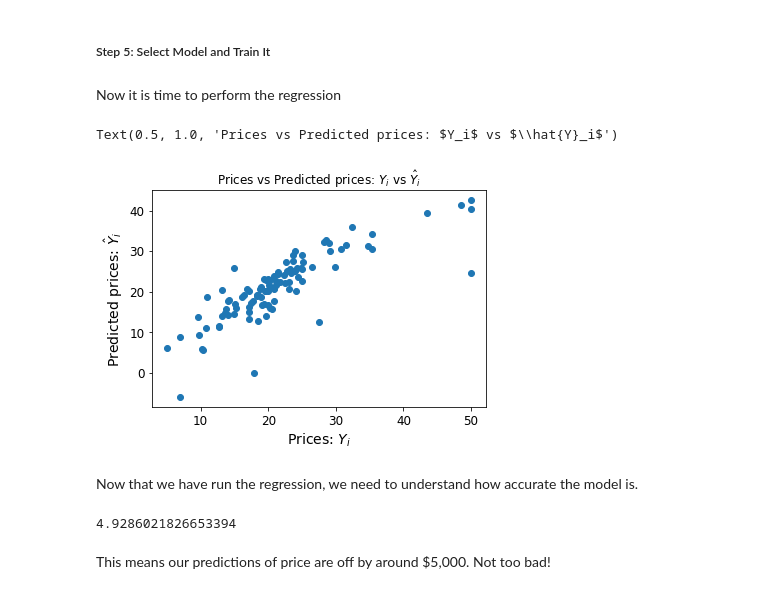
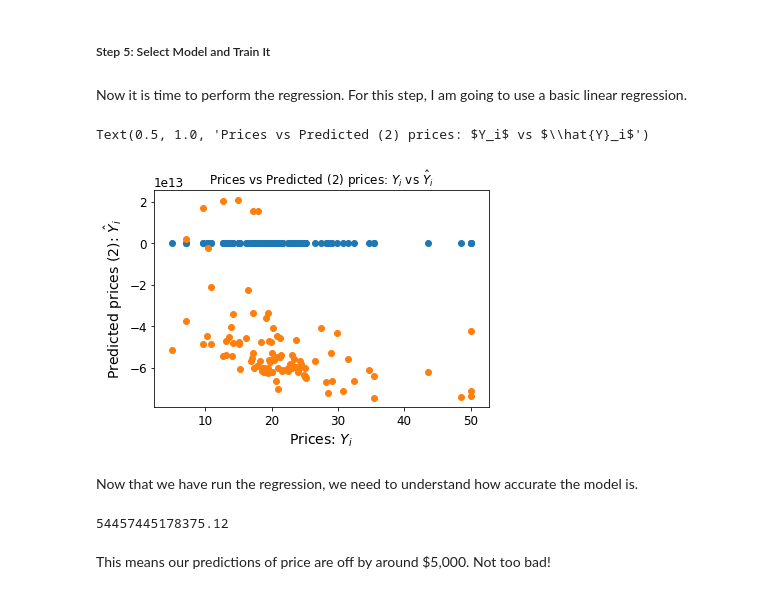
Before and after one commit to rohitmusti/ML_AR, a Jupyter notebook: PROJECT_01/project1.ipynb, the cells around one changed output. Saved outputs shown, nothing was run; the diff lists cells and outputs as text; code cells hidden in the pictures.

```diff
--- a/PROJECT_01/project1.ipynb
+++ b/PROJECT_01/project1.ipynb
@@ -220,28 +221,38 @@ print(Y_Test.shape)
 # %% [markdown]
 ##### Step 5: Select Model and Train It
 # %% [markdown]
-Now it is time to perform the regression
+Now it is time to perform the regression. For this step, I am going to use a basic linear regression.
 # %%
+
 lin_regress = LinearRegression()
+SGD = linear_model.SGDRegressor(max_iter=1000)
 lin_regress.fit(X_Train, Y_Train)
+SGD.fit(X_Train, Y_Train)
 
 Y_Predict = lin_regress.predict(X_Test)
+Y_Predict2 = SGD.predict(X_Test)
 
 plt.scatter(Y_Test, Y_Predict)
 plt.xlabel("Prices: $Y_i$")
 plt.ylabel("Predicted prices: $\hat{Y}_i$")
 plt.title("Prices vs Predicted prices: $Y_i$ vs $\hat{Y}_i$")
+
+
+plt.scatter(Y_Test, Y_Predict2)
+plt.xlabel("Prices: $Y_i$")
+plt.ylabel("Predicted prices (2): $\hat{Y}_i$")
+plt.title("Prices vs Predicted (2) prices: $Y_i$ vs $\hat{Y}_i$")
 # %% [output]
-Text(0.5, 1.0, 'Prices vs Predicted prices: $Y_i$ vs $\\hat{Y}_i$')
+Text(0.5, 1.0, 'Prices vs Predicted (2) prices: $Y_i$ vs $\\hat{Y}_i$')
-[figure, old version]
+[figure, new version]
 # %% [markdown]
 Now that we have run the regression, we need to understand how accurate the model is.
 # %%
-mean_squared_error_MSE = mean_squared_error(Y_Test, Y_Predict)
+mean_squared_error_MSE = mean_squared_error(Y_Test, Y_Predict2)
 root_mean_squared_error_RMSE = np.sqrt(mean_squared_error_MSE)
 print(root_mean_squared_error_RMSE)
 # %% [output]
-4.9286021826653394
+54457445178375.12
 # %% [markdown]
 This means our predictions of price are off by around $5,000. Not too bad!
 # %%
```
Also changed, not shown: parts of 3 cells of this notebook.
